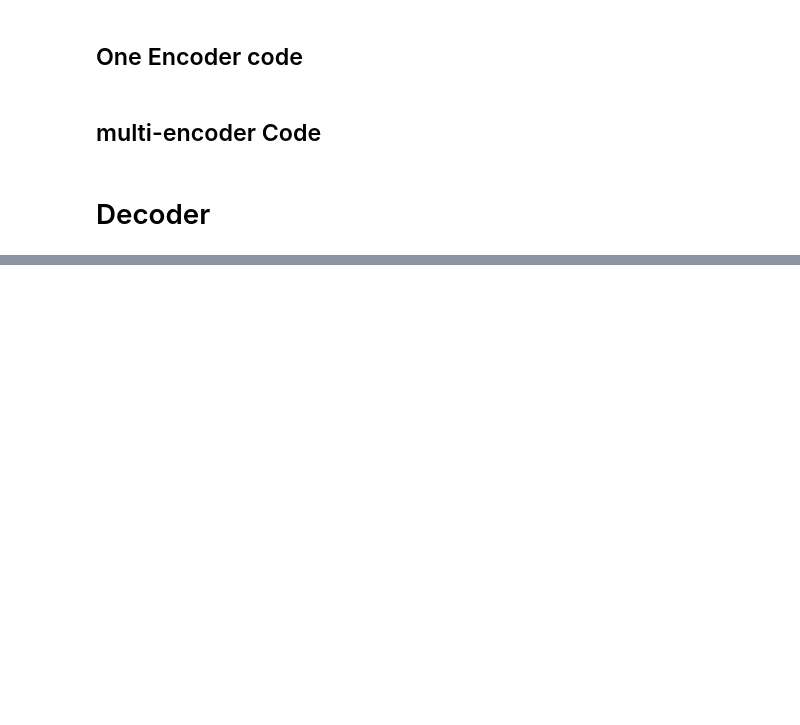
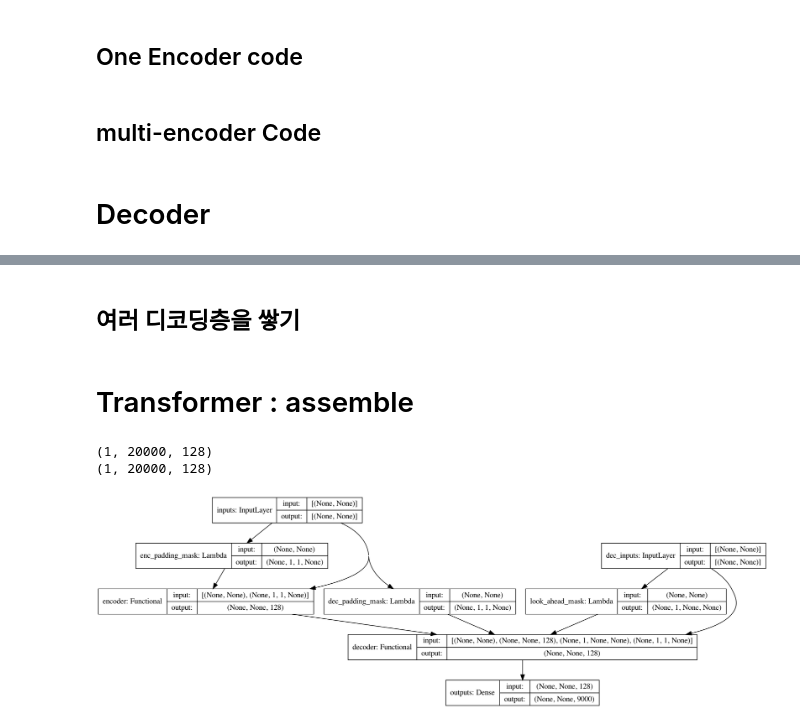
Before and after one commit to jihoon99/paper_to_code, a Jupyter notebook: NLP/Transformers/zero_to_hero.ipynb, the cells around one changed output, grey strips where cells are left out. Drawn from its saved outputs; the diff is of its cells as text; code cells hidden in the pictures; blank space fills up the shorter version.

Commit message:
model done

```diff
--- a/NLP/Transformers/zero_to_hero.ipynb
+++ b/NLP/Transformers/zero_to_hero.ipynb
@@ -343,0 +432,2 @@ def encoder(vocab_size, num_layers, FFN, d_model, heads, dropout, name="encoder"
+# %% [markdown]
+## 여러 디코딩층을 쌓기
@@ -343,0 +459,45 @@ def encoder(vocab_size, num_layers, FFN, d_model, heads, dropout, name="encoder"
+# %% [markdown]
+# Transformer : assemble
+# %%
+def transformer(vocab_size, num_layers, FFN, d_model, heads, dropout, name="transformer"):
+
+    # encoder input
+    inputs = tf.keras.Input(shape=(None,), name="inputs") # [None, None] : batch, words
+
+    # decoder input
+    dec_inputs = tf.keras.Input(shape=(None,), name="dec_inputs") # [None, None] : batch, words
+
+    # padding mask for encoder
+    enc_padding_mask = tf.keras.layers.Lambda(create_padding_mask, output_shape=(1, 1, None), name='enc_padding_mask')(inputs) # [None, 1, 1, None] -> return [batch, 8, n, 64]
+
+    # 1st look-ahead-mask for decoder
+    look_ahead_mask = tf.keras.layers.Lambda(create_look_ahead_mask, output_shape=(1, None, None), name='look_ahead_mask')(dec_inputs) # [None, 1, None, None] -> return [batch, 1, words, words]
+
+    # 2nd padding mask for decoder
+    dec_padding_mask = tf.keras.layers.Lambda(create_padding_mask, output_shape=(1, 1, None), name='dec_padding_mask')(inputs) # [None, 1, 1, None] -> return [batch, 8, n, 64]
+
+    # 인코더의 출력은 enc_outputs. 디코더로 전달된다.
+    enc_outputs = encoder(vocab_size=vocab_size, num_layers=num_layers, FFN=FFN,d_model=d_model, heads=heads, dropout=dropout)(inputs=[inputs, enc_padding_mask]) # 인코더의 입력은 입력 문장과 패딩 마스크
+
+    # 디코더의 출력은 dec_outputs. 출력층으로 전달된다.
+    dec_outputs = decoder(vocab_size=vocab_size, num_layers=num_layers, FFN=FFN, d_model=d_model, heads=heads, dropout=dropout)(inputs=[dec_inputs, enc_outputs, look_ahead_mask, dec_padding_mask])
+
+    # 다음 단어 예측을 위한 출력층
+    outputs = tf.keras.layers.Dense(units=vocab_size, name="outputs")(dec_outputs)
+
+    return tf.keras.Model(inputs=[inputs, dec_inputs], outputs=outputs, name=name)
+# %%
+transformer = transformer(
+    vocab_size = 20000,
+    num_layers = 4,
+    FFN = 512,
+    d_model = 128,
+    heads = 8,
+    dropout = 0.3,
+    name="small_transformer")
+
+tf.keras.utils.plot_model(small_transformer, to_file='small_transformer.png', show_shapes=True)
+# %% [output]
+(1, 20000, 128)
+(1, 20000, 128)
+[figure, added]
```
Also changed, not shown: parts of 10 cells of this notebook, 2 other files.
